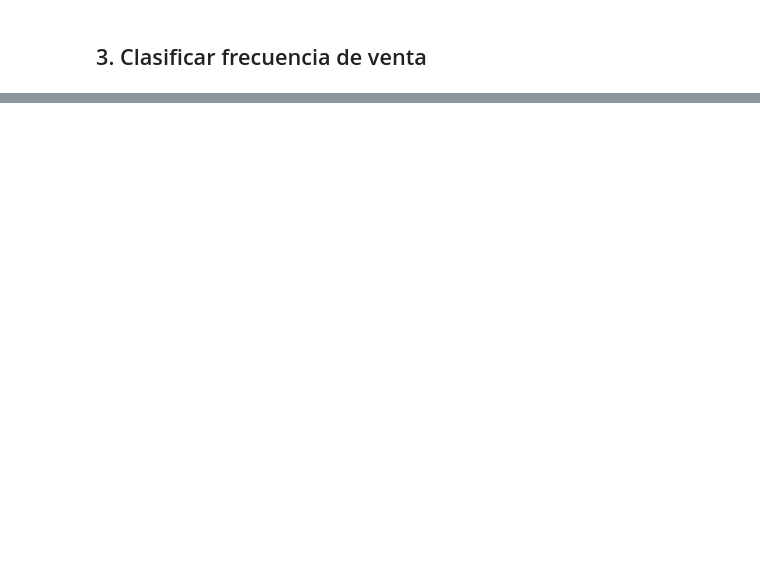
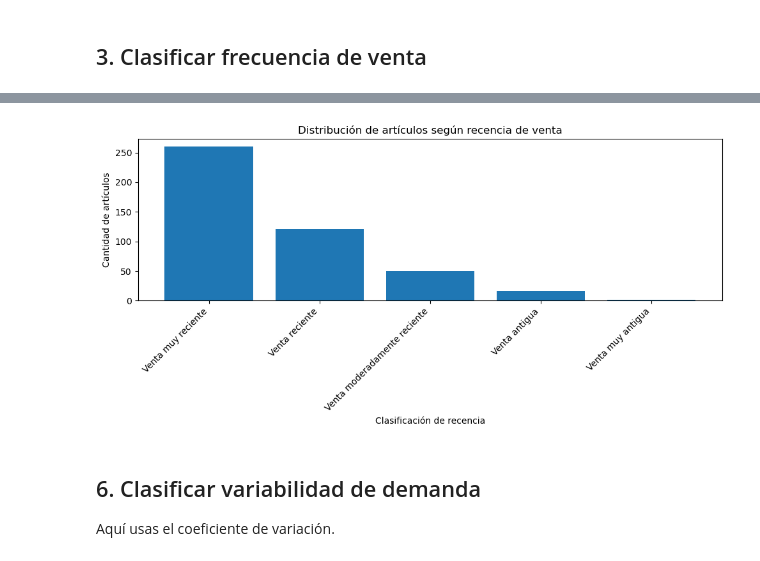
Before and after one commit to choppeb7/Tesis-Master-AI, a Jupyter notebook: Clusterizacion_de_articulos.ipynb, the cells around one changed output, grey strips where cells are left out. Drawn from its saved outputs; the diff is of its cells as text; code cells hidden in the pictures; blank space fills up the shorter version.

```diff
--- a/Clusterizacion_de_articulos.ipynb
+++ b/Clusterizacion_de_articulos.ipynb
@@ -1312,0 +1277,13 @@ df["tipo_demanda_syntetos"] = df.apply(
+# %%
+conteo_recencia = (
+    df_eda["clasificacion_recencia_venta_24m"]
+    .value_counts()
+    .reset_index()
+)
+
+conteo_recencia.columns = [
+    "clasificacion_recencia_venta_24m",
+    "cantidad_articulos"
+]
+
+conteo_recencia
@@ -1312,0 +1297,20 @@ df["tipo_demanda_syntetos"] = df.apply(
+# %%
+plt.figure(figsize=(10, 5))
+
+plt.bar(
+    conteo_recencia["clasificacion_recencia_venta_24m"],
+    conteo_recencia["cantidad_articulos"]
+)
+
+plt.title("Distribución de artículos según recencia de venta")
+plt.xlabel("Clasificación de recencia")
+plt.ylabel("Cantidad de artículos")
+plt.xticks(rotation=45, ha="right")
+plt.tight_layout()
+plt.show()
+# %% [output]
+[figure, added]
+# %% [markdown]
+## 6. Clasificar variabilidad de demanda
+
+Aquí usas el coeficiente de variación.
```
Also changed, not shown: parts of 68 cells of this notebook, 1 other file.
